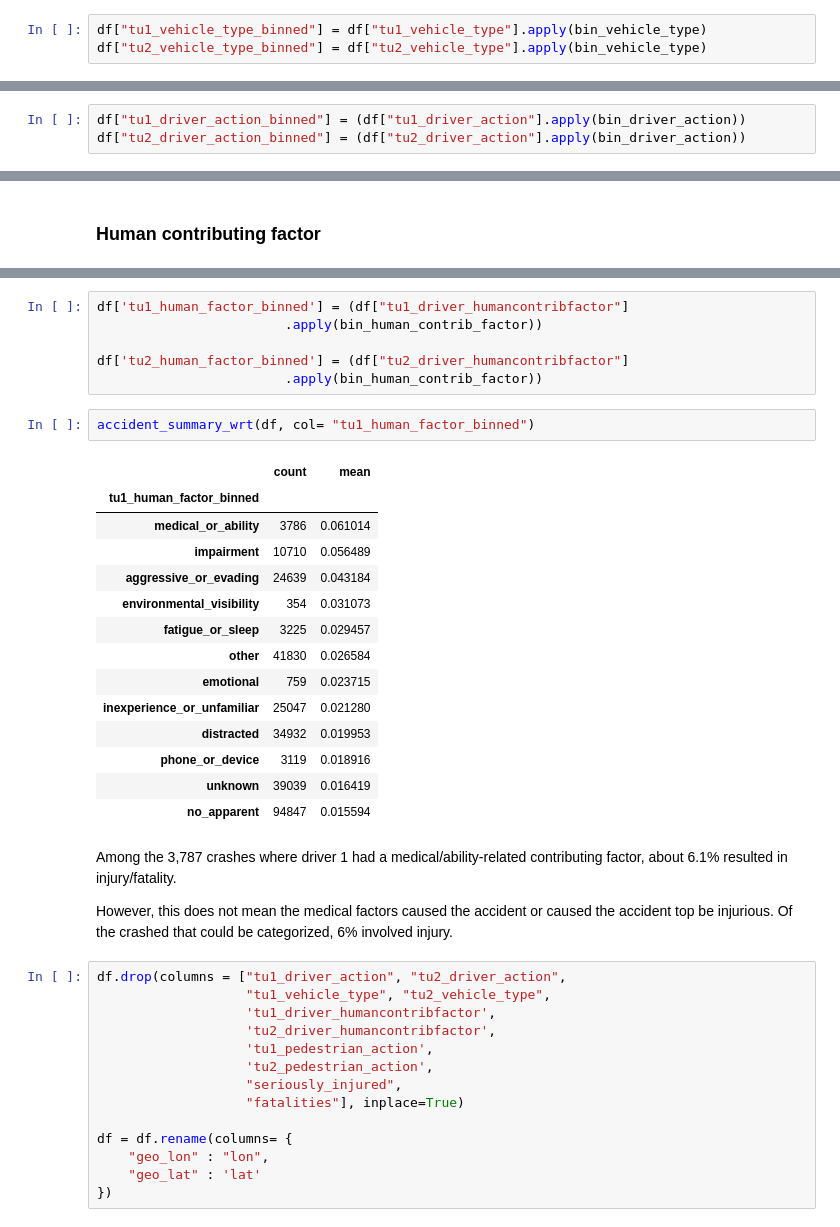
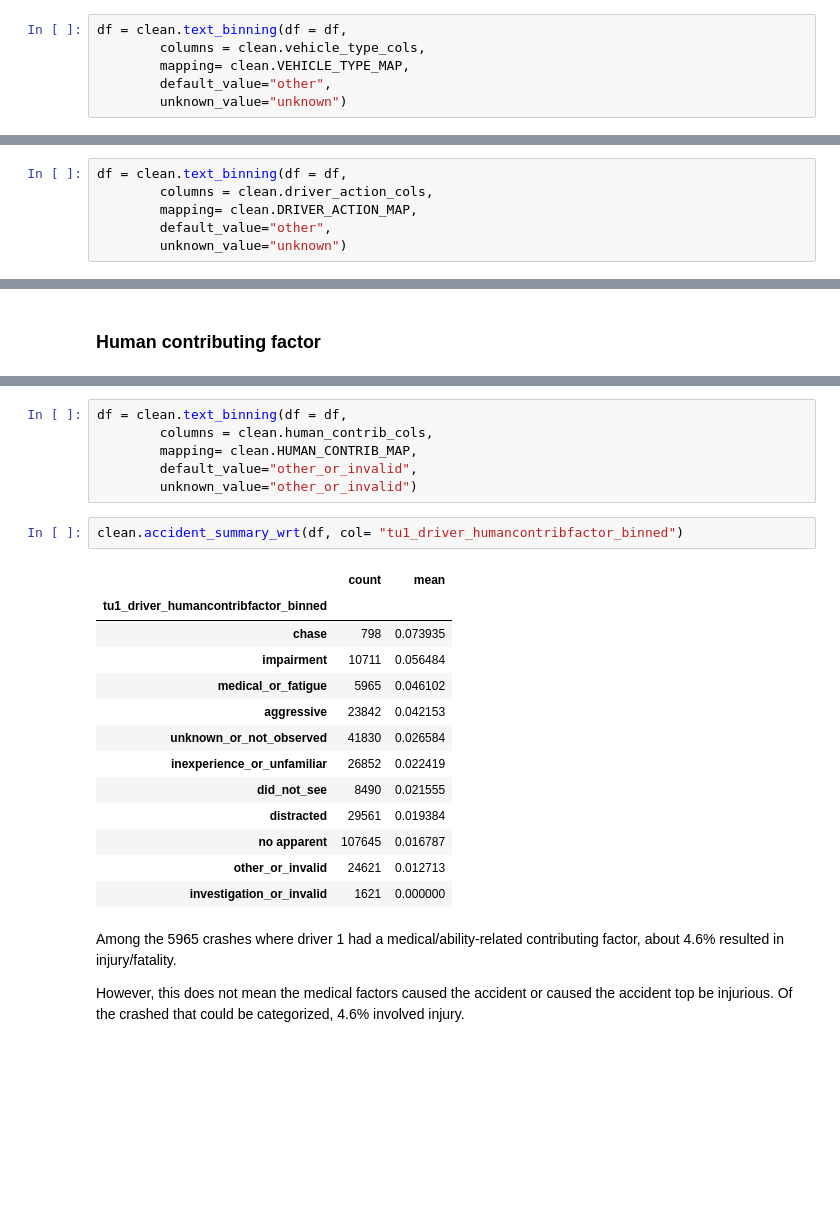
Before and after one commit to lily-harper/injury_risk_classifier, a Jupyter notebook: notebooks/02_cleaning.ipynb, the cells around one changed output, grey strips where cells are left out. Drawn from its saved outputs; the diff is of its cells as text; blank space fills up the shorter version.

Commit message:
pipeline set for building and cleaning data

```diff
--- a/notebooks/02_cleaning.ipynb
+++ b/notebooks/02_cleaning.ipynb
@@ -191,7 +211,10 @@ vehicle_types
 | 0 | 1 | 0 | 1 |
 | snowmobile | 0 | 1 | 1 |
 | unk | 1 | 0 | 1 |
-# %%
-df["tu1_vehicle_type_binned"] = df["tu1_vehicle_type"].apply(bin_vehicle_type)
-df["tu2_vehicle_type_binned"] = df["tu2_vehicle_type"].apply(bin_vehicle_type)
+# %%
+df = clean.text_binning(df = df,
+        columns = clean.vehicle_type_cols,
+        mapping= clean.VEHICLE_TYPE_MAP,
+        default_value="other",
+        unknown_value="unknown")
 # %%
@@ -243,6 +268,9 @@ driver_action
 | non | 1 | 2 |
 | none | 1 | 2 |
 # %%
-df["tu1_driver_action_binned"] = (df["tu1_driver_action"].apply(bin_driver_action))
-df["tu2_driver_action_binned"] = (df["tu2_driver_action"].apply(bin_driver_action))
+df = clean.text_binning(df = df,
+        columns = clean.driver_action_cols,
+        mapping= clean.DRIVER_ACTION_MAP,
+        default_value="other",
+        unknown_value="unknown")
 # %%
@@ -293,41 +304,26 @@ human_factor
 # %%
-df['tu1_human_factor_binned'] = (df["tu1_driver_humancontribfactor"]
-                        .apply(bin_human_contrib_factor))
-
-df['tu2_human_factor_binned'] = (df["tu2_driver_humancontribfactor"]
-                        .apply(bin_human_contrib_factor))
+df = clean.text_binning(df = df,
+        columns = clean.human_contrib_cols,
+        mapping= clean.HUMAN_CONTRIB_MAP,
+        default_value="other_or_invalid",
+        unknown_value="other_or_invalid")
 # %%
-accident_summary_wrt(df, col= "tu1_human_factor_binned")
+clean.accident_summary_wrt(df, col= "tu1_driver_humancontribfactor_binned")
 # %% [output]
 |  | count | mean |
-| tu1_human_factor_binned |  |  |
-| medical_or_ability | 3786 | 0.061014 |
-| impairment | 10710 | 0.056489 |
-| aggressive_or_evading | 24639 | 0.043184 |
-| environmental_visibility | 354 | 0.031073 |
-| fatigue_or_sleep | 3225 | 0.029457 |
-| other | 41830 | 0.026584 |
-| emotional | 759 | 0.023715 |
-| inexperience_or_unfamiliar | 25047 | 0.021280 |
-| distracted | 34932 | 0.019953 |
-| phone_or_device | 3119 | 0.018916 |
-| unknown | 39039 | 0.016419 |
-| no_apparent | 94847 | 0.015594 |
+| tu1_driver_humancontribfactor_binned |  |  |
+| chase | 798 | 0.073935 |
+| impairment | 10711 | 0.056484 |
+| medical_or_fatigue | 5965 | 0.046102 |
+| aggressive | 23842 | 0.042153 |
+| unknown_or_not_observed | 41830 | 0.026584 |
+| inexperience_or_unfamiliar | 26852 | 0.022419 |
+| did_not_see | 8490 | 0.021555 |
+| distracted | 29561 | 0.019384 |
+| no apparent | 107645 | 0.016787 |
+| other_or_invalid | 24621 | 0.012713 |
+| investigation_or_invalid | 1621 | 0.000000 |
 # %% [markdown]
-Among the 3,787 crashes where driver 1 had a medical/ability-related contributing factor, about 6.1% resulted in injury/fatality.
+Among the 5965 crashes where driver 1 had a medical/ability-related contributing factor, about 4.6% resulted in injury/fatality.
 
-However, this does not mean the medical factors caused the accident or caused the accident top be injurious. Of the crashed that could be categorized, 6% involved injury.
+However, this does not mean the medical factors caused the accident or caused the accident top be injurious. Of the crashed that could be categorized, 4.6% involved injury.
-# %%
-df.drop(columns = ["tu1_driver_action", "tu2_driver_action",
-                   "tu1_vehicle_type", "tu2_vehicle_type",
-                   'tu1_driver_humancontribfactor',
-                   'tu2_driver_humancontribfactor',
-                   'tu1_pedestrian_action',
-                   'tu2_pedestrian_action',
-                   "seriously_injured",
-                   "fatalities"], inplace=True)
-
-df = df.rename(columns= {
-    "geo_lon" : "lon",
-    "geo_lat" : 'lat'
-})
```
Also changed, not shown: parts of 27 cells of this notebook, 16 other files.
